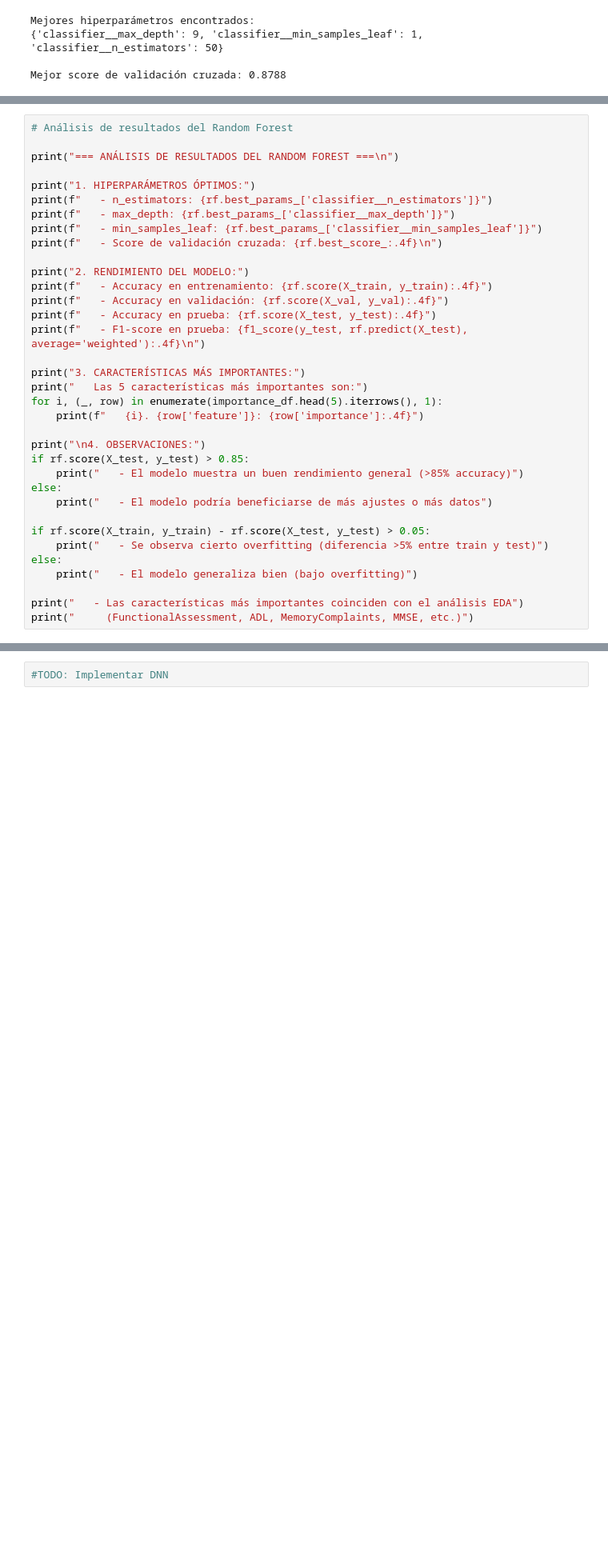
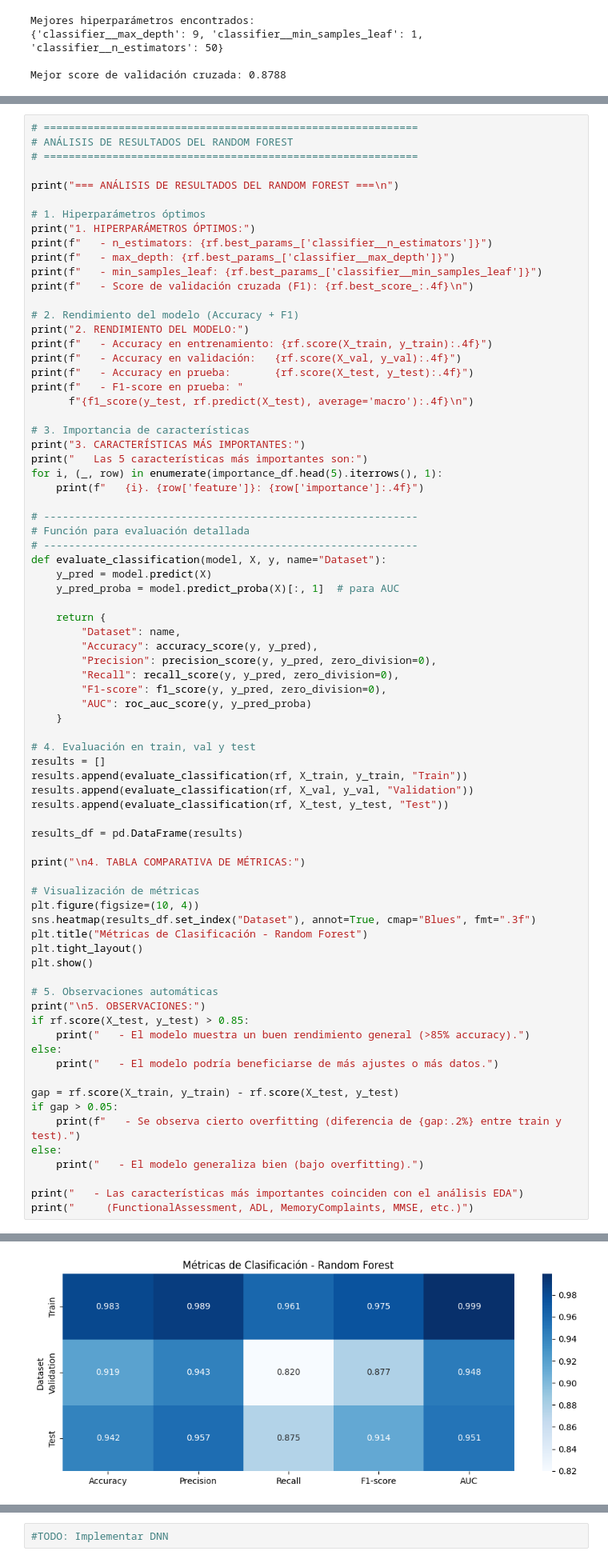
Before and after one commit to Bosnape/Alzheimer-Classification-ML, a Jupyter notebook: alzheimer_ml_analysis.ipynb, the cells around one changed output, grey strips where cells are left out. Shown at 80% size. Drawn from its saved outputs; the diff is of its cells as text; blank space fills up the shorter version.

```diff
--- a/alzheimer_ml_analysis.ipynb
+++ b/alzheimer_ml_analysis.ipynb
@@ -554,35 +507,76 @@ plt.show()
 # %%
-# Análisis de resultados del Random Forest
+# ============================================================
+# ANÁLISIS DE RESULTADOS DEL RANDOM FOREST
+# ============================================================
 
 print("=== ANÁLISIS DE RESULTADOS DEL RANDOM FOREST ===\n")
 
+# 1. Hiperparámetros óptimos
 print("1. HIPERPARÁMETROS ÓPTIMOS:")
 print(f"   - n_estimators: {rf.best_params_['classifier__n_estimators']}")
 print(f"   - max_depth: {rf.best_params_['classifier__max_depth']}")
 print(f"   - min_samples_leaf: {rf.best_params_['classifier__min_samples_leaf']}")
-print(f"   - Score de validación cruzada: {rf.best_score_:.4f}\n")
+print(f"   - Score de validación cruzada (F1): {rf.best_score_:.4f}\n")
 
+# 2. Rendimiento del modelo (Accuracy + F1)
 print("2. RENDIMIENTO DEL MODELO:")
 print(f"   - Accuracy en entrenamiento: {rf.score(X_train, y_train):.4f}")
-print(f"   - Accuracy en validación: {rf.score(X_val, y_val):.4f}")
-print(f"   - Accuracy en prueba: {rf.score(X_test, y_test):.4f}")
-print(f"   - F1-score en prueba: {f1_score(y_test, rf.predict(X_test), average='weighted'):.4f}\n")
+print(f"   - Accuracy en validación:   {rf.score(X_val, y_val):.4f}")
+print(f"   - Accuracy en prueba:       {rf.score(X_test, y_test):.4f}")
+print(f"   - F1-score en prueba: "
+      f"{f1_score(y_test, rf.predict(X_test), average='macro'):.4f}\n")
 
+# 3. Importancia de características
 print("3. CARACTERÍSTICAS MÁS IMPORTANTES:")
 print("   Las 5 características más importantes son:")
 for i, (_, row) in enumerate(importance_df.head(5).iterrows(), 1):
     print(f"   {i}. {row['feature']}: {row['importance']:.4f}")
 
-print("\n4. OBSERVACIONES:")
+# ------------------------------------------------------------
+# Función para evaluación detallada
+# ------------------------------------------------------------
+def evaluate_classification(model, X, y, name="Dataset"):
+    y_pred = model.predict(X)
+    y_pred_proba = model.predict_proba(X)[:, 1]  # para AUC
+
+    return {
+        "Dataset": name,
+        "Accuracy": accuracy_score(y, y_pred),
+        "Precision": precision_score(y, y_pred, zero_division=0),
+        "Recall": recall_score(y, y_pred, zero_division=0),
+        "F1-score": f1_score(y, y_pred, zero_division=0),
+        "AUC": roc_auc_score(y, y_pred_proba)
+    }
+
+# 4. Evaluación en train, val y test
+results = []
+results.append(evaluate_classification(rf, X_train, y_train, "Train"))
+results.append(evaluate_classification(rf, X_val, y_val, "Validation"))
+results.append(evaluate_classification(rf, X_test, y_test, "Test"))
+
+results_df = pd.DataFrame(results)
+
+print("\n4. TABLA COMPARATIVA DE MÉTRICAS:")
+
+# Visualización de métricas
+plt.figure(figsize=(10, 4))
+sns.heatmap(results_df.set_index("Dataset"), annot=True, cmap="Blues", fmt=".3f")
+plt.title("Métricas de Clasificación - Random Forest")
+plt.tight_layout()
+plt.show()
+
+# 5. Observaciones automáticas
+print("\n5. OBSERVACIONES:")
 if rf.score(X_test, y_test) > 0.85:
-    print("   - El modelo muestra un buen rendimiento general (>85% accuracy)")
+    print("   - El modelo muestra un buen rendimiento general (>85% accuracy).")
 else:
-    print("   - El modelo podría beneficiarse de más ajustes o más datos")
+    print("   - El modelo podría beneficiarse de más ajustes o más datos.")
 
-if rf.score(X_train, y_train) - rf.score(X_test, y_test) > 0.05:
-    print("   - Se observa cierto overfitting (diferencia >5% entre train y test)")
+gap = rf.score(X_train, y_train) - rf.score(X_test, y_test)
+if gap > 0.05:
+    print(f"   - Se observa cierto overfitting (diferencia de {gap:.2%} entre train y test).")
 else:
-    print("   - El modelo generaliza bien (bajo overfitting)")
+    print("   - El modelo generaliza bien (bajo overfitting).")
 
 print("   - Las características más importantes coinciden con el análisis EDA")
 print("     (FunctionalAssessment, ADL, MemoryComplaints, MMSE, etc.)")
@@ -606,0 +601 @@ print("     (FunctionalAssessment, ADL, MemoryComplaints, MMSE, etc.)")
+[figure, added]
```
Also changed, not shown: parts of 6 cells of this notebook.
